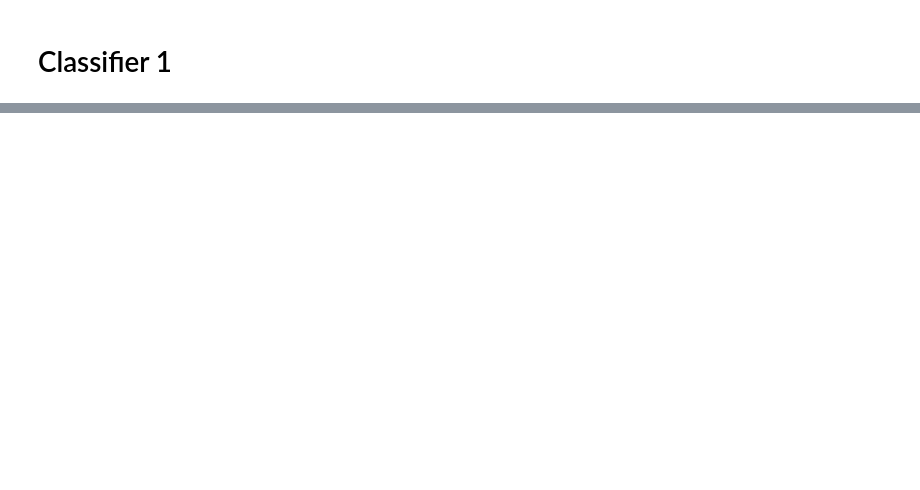
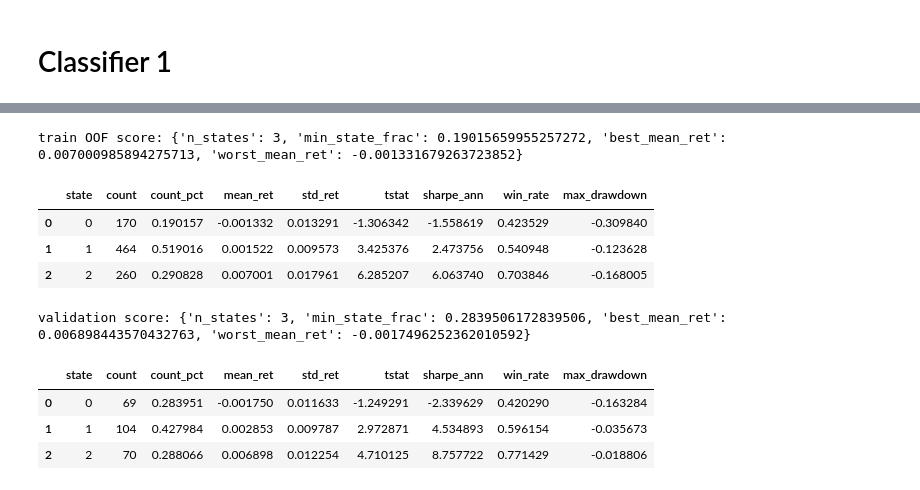
Before and after one commit to bbbwwwang/time_selection, a Jupyter notebook: classifier1.ipynb, the cells around one changed output, grey strips where cells are left out. Saved outputs shown, nothing was run; the diff lists cells and outputs as text; code cells hidden in the pictures; blank space fills up the shorter version.

```diff
--- a/classifier1.ipynb
+++ b/classifier1.ipynb
@@ -35,12 +35,12 @@ HOLDOUT_START = 20250101
 HOLDOUT_END = 20251231
 ANN_FACTOR = 242
 EPS = 1e-12
-MIN_OOF_TRAIN_ROWS = 252
+OOF_FOLDS = 4
 FINAL_CONFIG = {
-    "label_method": "ternary_quantile",
-    "upper_q": 0.70,
-    "lower_q": 0.30,
-    "clf_type": "lgbm_tuned",
+    "label_method": "ternary_threshold",
+    "upper_thresh": 0.009,
+    "lower_thresh": -0.005,
+    "clf_type": "lgbm",
 }
 # %%
 def rolling_zscore(series: pd.Series, window: int = 252, min_periods: int = 60) -> pd.Series:
@@ -478,25 +478,26 @@ def score_states(df: pd.DataFrame) -> Tuple[pd.DataFrame, Dict[str, float]]:
     }
 
 
-def expanding_monthly_oof(feat_lagged: pd.DataFrame, ret_use: pd.DataFrame, feature_cols: List[str], start_date: int, config: Dict[str, Any]) -> pd.DataFrame:
+def walk_forward_oof(feat_lagged: pd.DataFrame, ret_use: pd.DataFrame, feature_cols: List[str], start_date: int, config: Dict[str, Any], n_folds: int = OOF_FOLDS) -> pd.DataFrame:
     dates = sorted(ret_use.loc[(ret_use["trade_date"] >= start_date) & (ret_use["trade_date"] <= TRAIN_END), "trade_date"].unique())
-    months = sorted({int(str(d)[:6]) for d in dates})
+    folds = np.array_split(dates, n_folds)
     preds = []
-    for ym in months:
-        month_dates = [d for d in dates if int(str(d)[:6]) == ym]
-        train_dates = [d for d in dates if d < month_dates[0]]
-        if len(train_dates) < MIN_OOF_TRAIN_ROWS:
+    for fold_dates in folds:
+        if len(fold_dates) == 0:
+            continue
+        history = [d for d in dates if d < fold_dates[0]]
+        if not history:
             continue
         fit_pack = fit_supervised_model(
             feat_lagged=feat_lagged,
             ret_use=ret_use,
             feature_cols=feature_cols,
             start_date=start_date,
-            train_end=max(train_dates),
+            train_end=max(history),
             **config,
         )
         fold_pred = predict_full_sample(feat_lagged, ret_use, fit_pack, start_date)
-        preds.append(fold_pred[fold_pred["trade_date"].isin(month_dates)].copy())
+        preds.append(fold_pred[fold_pred["trade_date"].isin(fold_dates)].copy())
     return pd.concat(preds, axis=0, ignore_index=True).sort_values("trade_date").reset_index(drop=True)
 # %%
 df_raw = pd.read_csv(INDEX_PATH)
@@ -540,5 +552,5 @@ display(index_start_info)
 # %%
-train_oof = expanding_monthly_oof(
+train_oof = walk_forward_oof(
     feat_lagged=feat_lagged,
     ret_use=df_ret_use,
     feature_cols=feature_cols,
@@ -547,33 +559,44 @@ train_oof = expanding_monthly_oof(
 )
 
 final_fit = fit_supervised_model(
     feat_lagged=feat_lagged,
     ret_use=df_ret_use,
     feature_cols=feature_cols,
     start_date=model_start_date,
     train_end=TRAIN_END,
     **FINAL_CONFIG,
 )
 full_pred = predict_full_sample(
     feat_lagged=feat_lagged,
     ret_use=df_ret_use,
     fit_pack=final_fit,
     start_date=model_start_date,
 )
 
 validation_oos = full_pred[
     (full_pred["trade_date"] >= HOLDOUT_START)
     & (full_pred["trade_date"] <= HOLDOUT_END)
     & full_pred["has_label"]
 ].copy().reset_index(drop=True)
 
 train_perf, train_score = score_states(train_oof)
 validation_perf, validation_score = score_states(validation_oos)
 
 print("train OOF score:", train_score)
 display(train_perf.round(6))
 print("validation score:", validation_score)
 display(validation_perf.round(6))
+# %% [output]
+train OOF score: {'n_states': 3, 'min_state_frac': 0.19015659955257272, 'best_mean_ret': 0.007000985894275713, 'worst_mean_ret': -0.001331679263723852}
+|  | state | count | count_pct | mean_ret | std_ret | tstat | sharpe_ann | win_rate | max_drawdown |
+| 0 | 0 | 170 | 0.190157 | -0.001332 | 0.013291 | -1.306342 | -1.558619 | 0.423529 | -0.309840 |
+| 1 | 1 | 464 | 0.519016 | 0.001522 | 0.009573 | 3.425376 | 2.473756 | 0.540948 | -0.123628 |
+| 2 | 2 | 260 | 0.290828 | 0.007001 | 0.017961 | 6.285207 | 6.063740 | 0.703846 | -0.168005 |
+validation score: {'n_states': 3, 'min_state_frac': 0.2839506172839506, 'best_mean_ret': 0.006898443570432763, 'worst_mean_ret': -0.0017496252362010592}
+|  | state | count | count_pct | mean_ret | std_ret | tstat | sharpe_ann | win_rate | max_drawdown |
+| 0 | 0 | 69 | 0.283951 | -0.001750 | 0.011633 | -1.249291 | -2.339629 | 0.420290 | -0.163284 |
+| 1 | 1 | 104 | 0.427984 | 0.002853 | 0.009787 | 2.972871 | 4.534893 | 0.596154 | -0.035673 |
+| 2 | 2 | 70 | 0.288066 | 0.006898 | 0.012254 | 4.710125 | 8.757722 | 0.771429 | -0.018806 |
 # %%
 print("train OOF tests:")
 train_tests = state_return_hypothesis_tests(train_oof)
```
Also changed, not shown: parts of 3 cells of this notebook, 1 other file.
